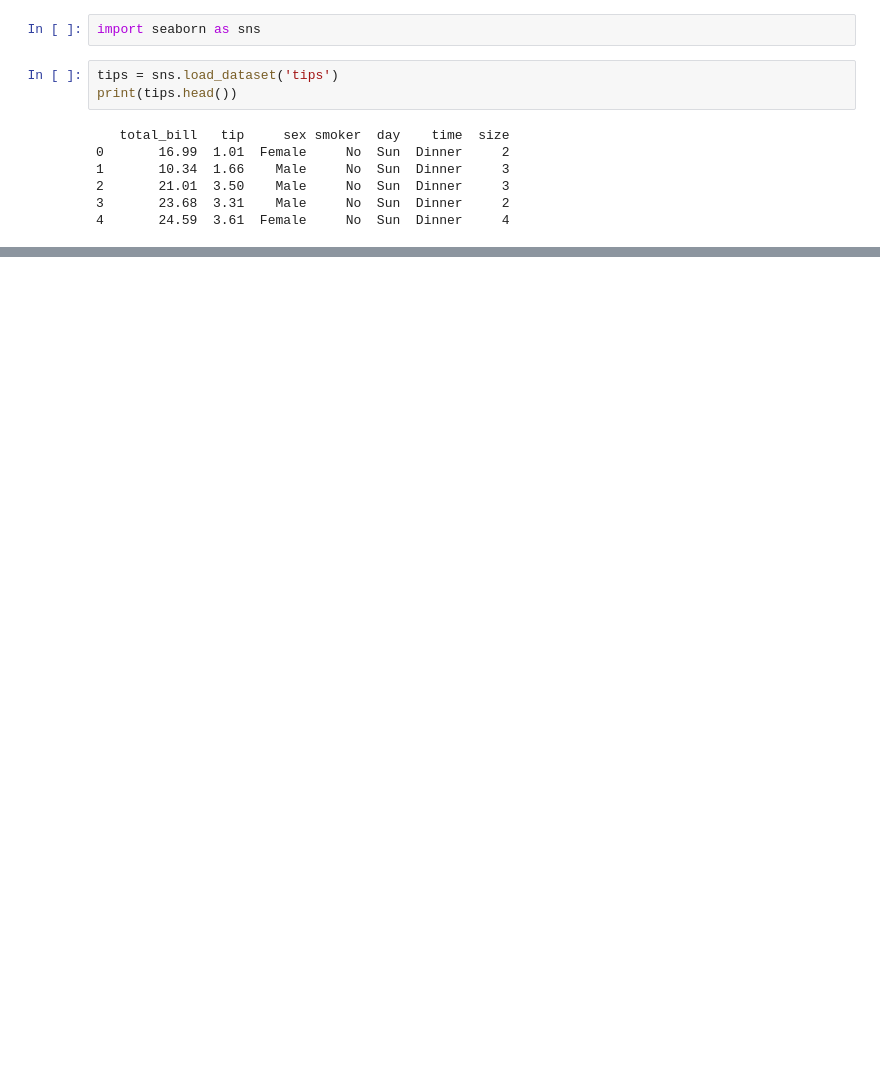
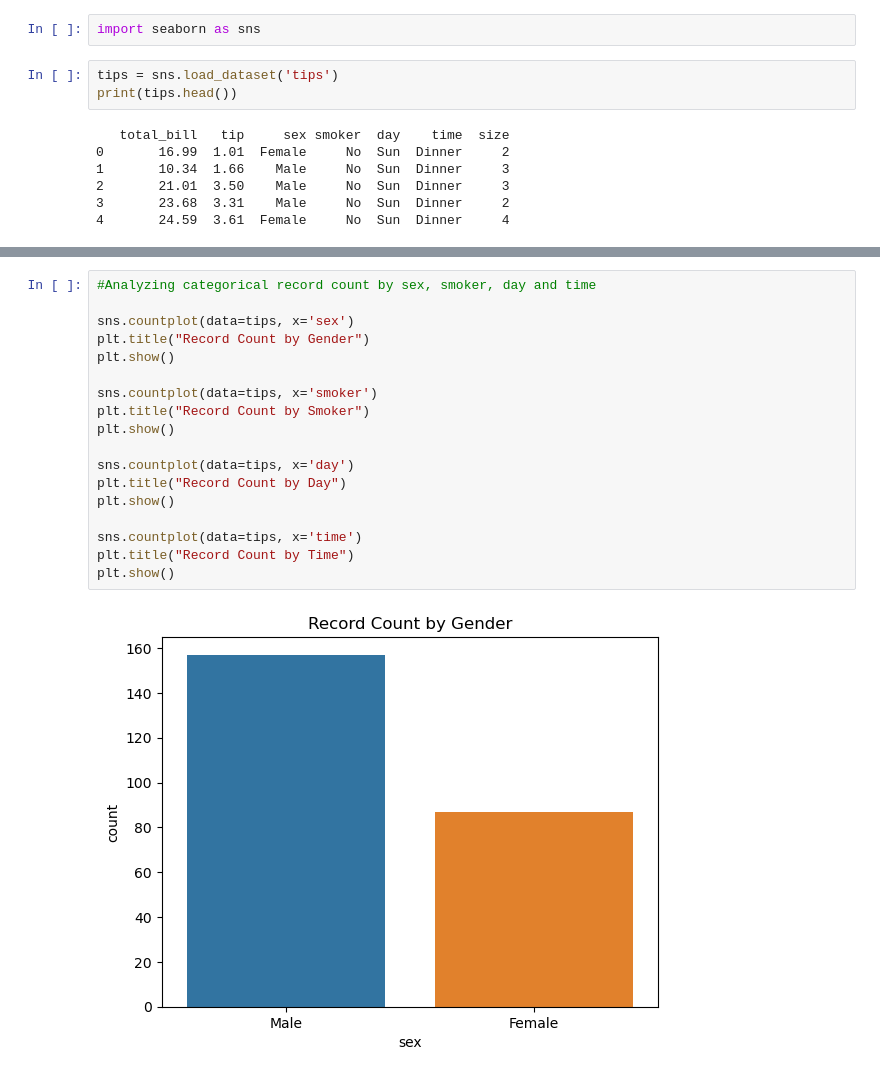
Before and after one commit to hina42/data_analysis, a Jupyter notebook: tips_data_analysis.ipynb, the cells around one changed output, grey strips where cells are left out. Saved outputs shown, nothing was run; the diff lists cells and outputs as text; blank space fills up the shorter version.

```diff
--- a/tips_data_analysis.ipynb
+++ b/tips_data_analysis.ipynb
@@ -29,0 +71,20 @@ memory usage: 7.4 KB
+# %%
+#Analyzing categorical record count by sex, smoker, day and time
+
+sns.countplot(data=tips, x='sex')
+plt.title("Record Count by Gender")
+plt.show()
+
+sns.countplot(data=tips, x='smoker')
+plt.title("Record Count by Smoker")
+plt.show()
+
+sns.countplot(data=tips, x='day')
+plt.title("Record Count by Day")
+plt.show()
+
+sns.countplot(data=tips, x='time')
+plt.title("Record Count by Time")
+plt.show()
+# %% [output]
+[figure, added]
```
Also changed, not shown: parts of 17 cells of this notebook.
